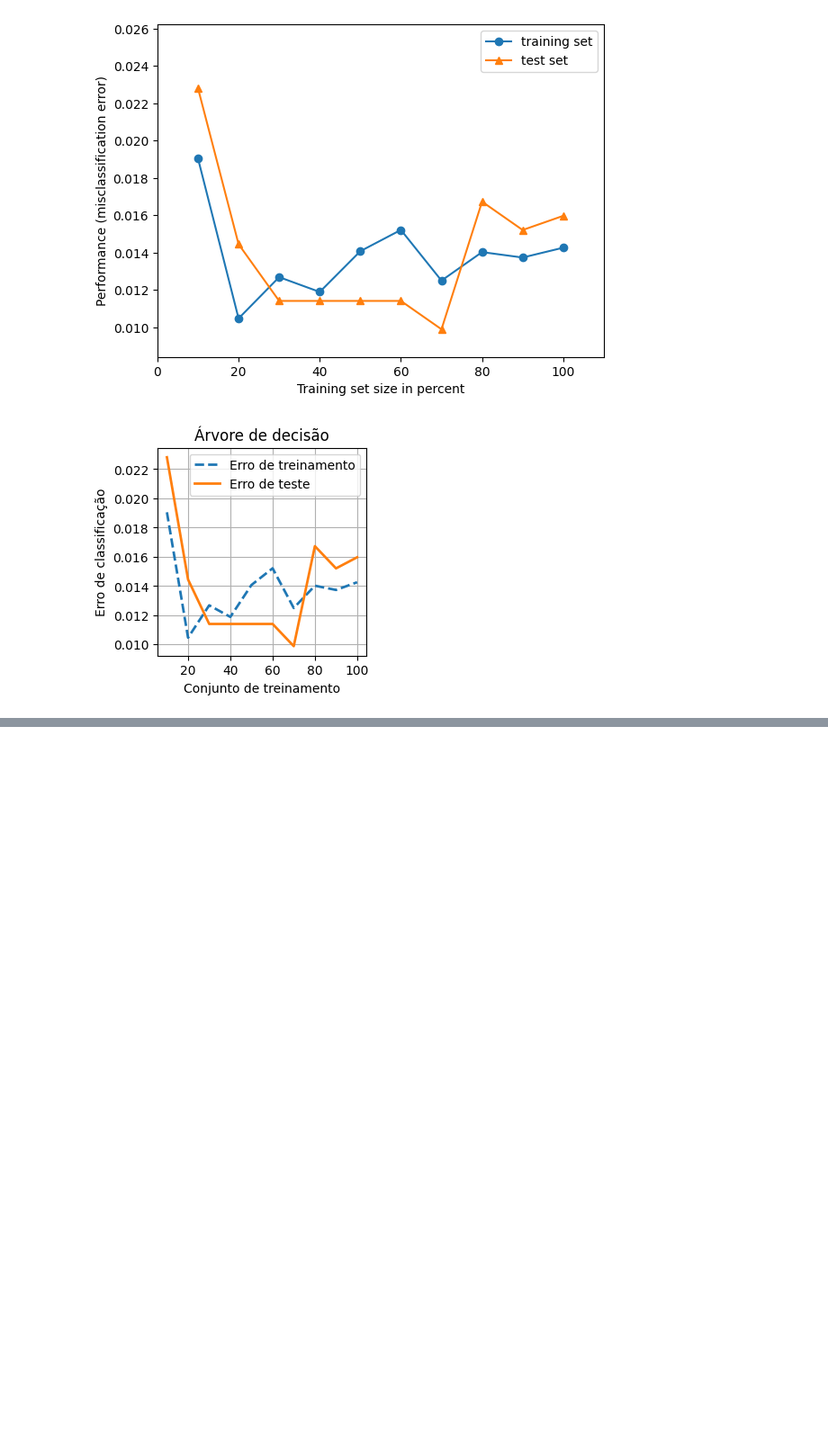
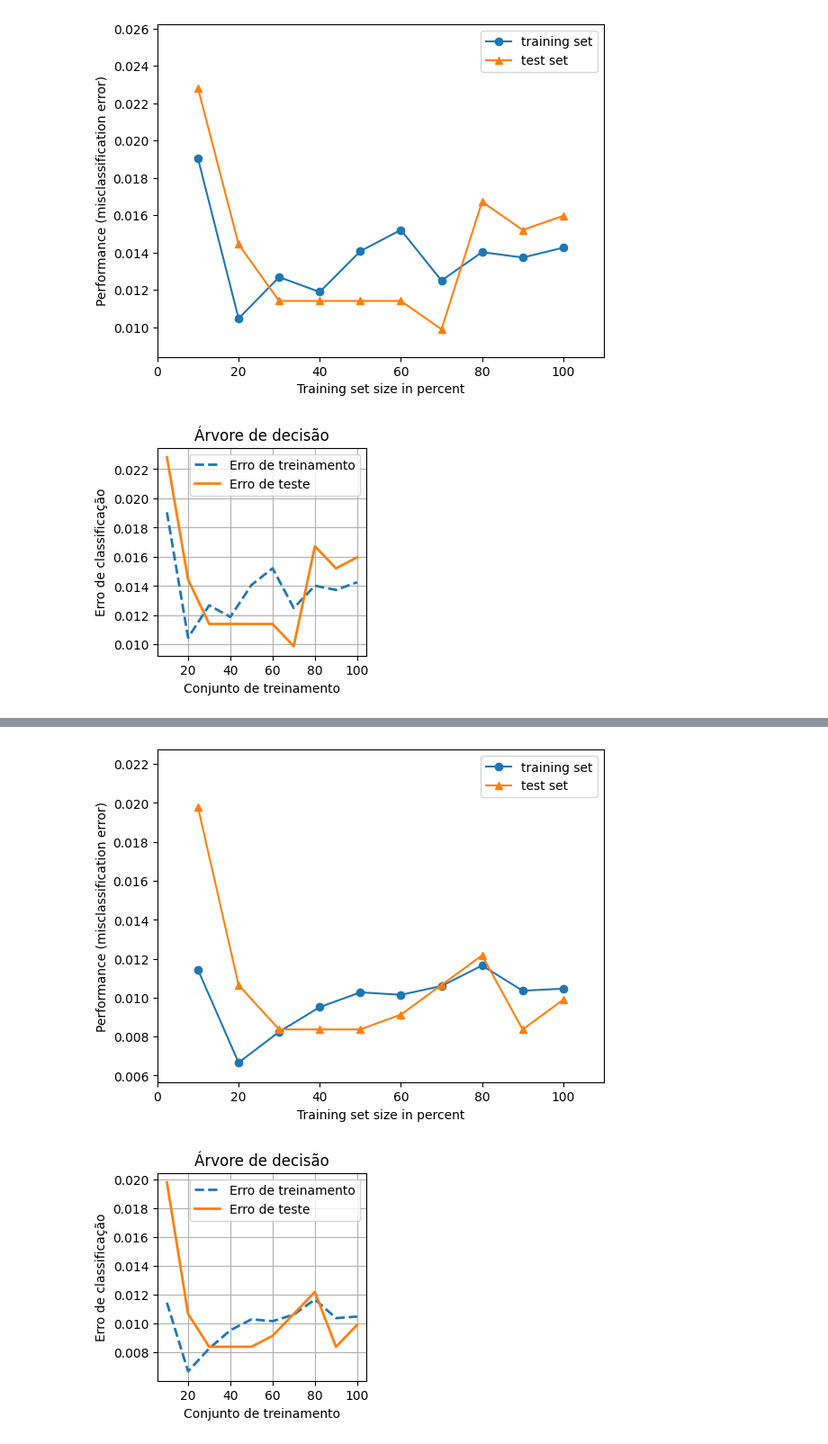
Before and after one commit to cilab-ufersa/thyroid_disease_AI, a Jupyter notebook: thyroid_disease_AI/notebooks/models_nb.ipynb, the cells around one changed output, grey strips where cells are left out. Shown at 90% size. Saved outputs shown, nothing was run; the diff lists cells and outputs as text; code cells hidden in the pictures; blank space fills up the shorter version.

```diff
--- a/thyroid_disease_AI/notebooks/models_nb.ipynb
+++ b/thyroid_disease_AI/notebooks/models_nb.ipynb
@@ -198,0 +218,3 @@ fig = miss_classification(input_train, output_train['binaryClass'], input_test,
+# %%
+fig = miss_classification(input_train, output_train['binaryClass'], input_test, output_test['binaryClass'], model_stackingModel, title='Árvore de decisão')
+# %% [output]
@@ -198,0 +238,2 @@ fig = miss_classification(input_train, output_train['binaryClass'], input_test,
+[figure, added]
+[figure, added]
```
Also changed, not shown: parts of 7 cells of this notebook, 2 other files.
